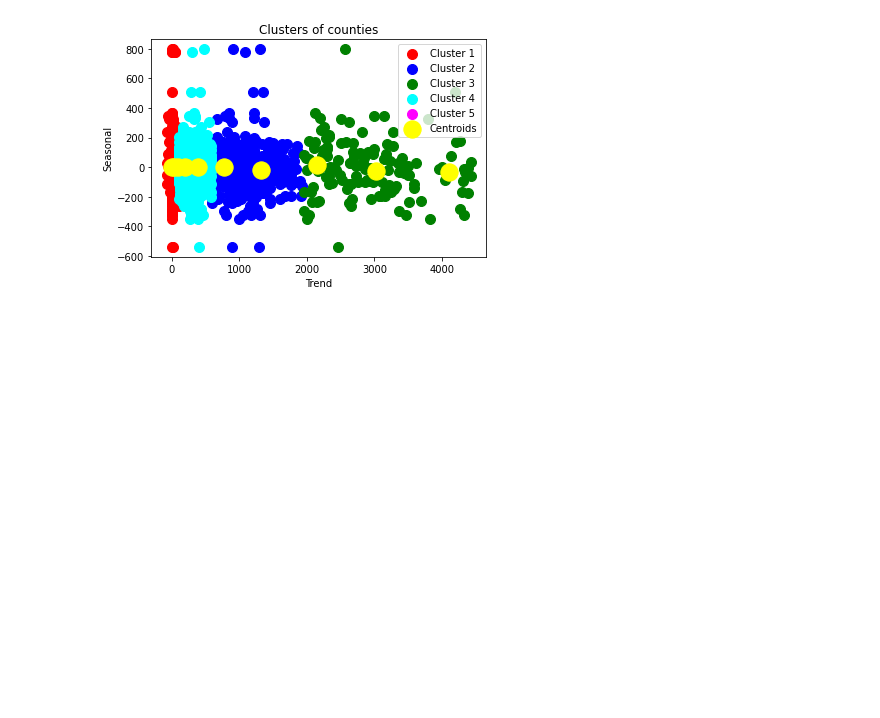
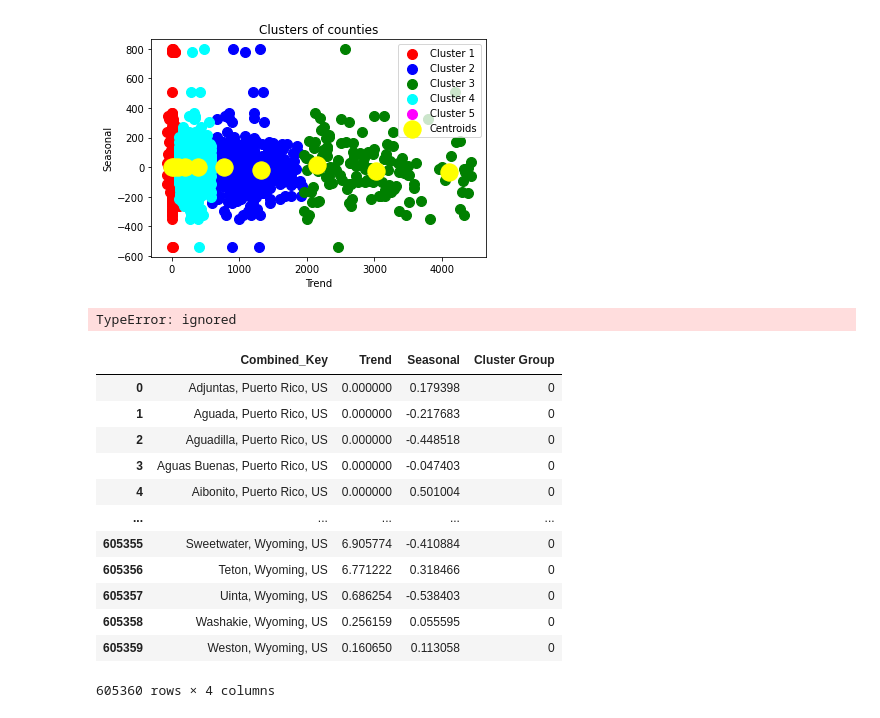
Before and after one commit to gandhimonil9823/Covid_Stock_Analysis, a Jupyter notebook: Covid_Stock.ipynb, the cells around one changed output. Saved outputs shown, nothing was run; the diff lists cells and outputs as text; code cells hidden in the pictures; blank space fills up the shorter version.

```diff
--- a/Covid_Stock.ipynb
+++ b/Covid_Stock.ipynb
@@ -804,3 +804,25 @@ plt.legend()
 plt.show()
 # %% [output]
 [figure]
+# %%
+len(y_kmeans), len(X)
+# %% [output]
+TypeError: ignored
+# %%
+trend_seasonality_df_compressed.insert(3, "Cluster Group", y_kmeans, True)
+# %%
+trend_seasonality_df_compressed
+# %% [output]
+|  | Combined_Key | Trend | Seasonal | Cluster Group |
+| 0 | Adjuntas, Puerto Rico, US | 0.000000 | 0.179398 | 0 |
+| 1 | Aguada, Puerto Rico, US | 0.000000 | -0.217683 | 0 |
+| 2 | Aguadilla, Puerto Rico, US | 0.000000 | -0.448518 | 0 |
+| 3 | Aguas Buenas, Puerto Rico, US | 0.000000 | -0.047403 | 0 |
+| 4 | Aibonito, Puerto Rico, US | 0.000000 | 0.501004 | 0 |
+| ... | ... | ... | ... | ... |
+| 605355 | Sweetwater, Wyoming, US | 6.905774 | -0.410884 | 0 |
+| 605356 | Teton, Wyoming, US | 6.771222 | 0.318466 | 0 |
+| 605357 | Uinta, Wyoming, US | 0.686254 | -0.538403 | 0 |
+| 605358 | Washakie, Wyoming, US | 0.256159 | 0.055595 | 0 |
+| 605359 | Weston, Wyoming, US | 0.160650 | 0.113058 | 0 |
+605360 rows × 4 columns
```
Also changed, not shown: parts of 1 cell of this notebook.
